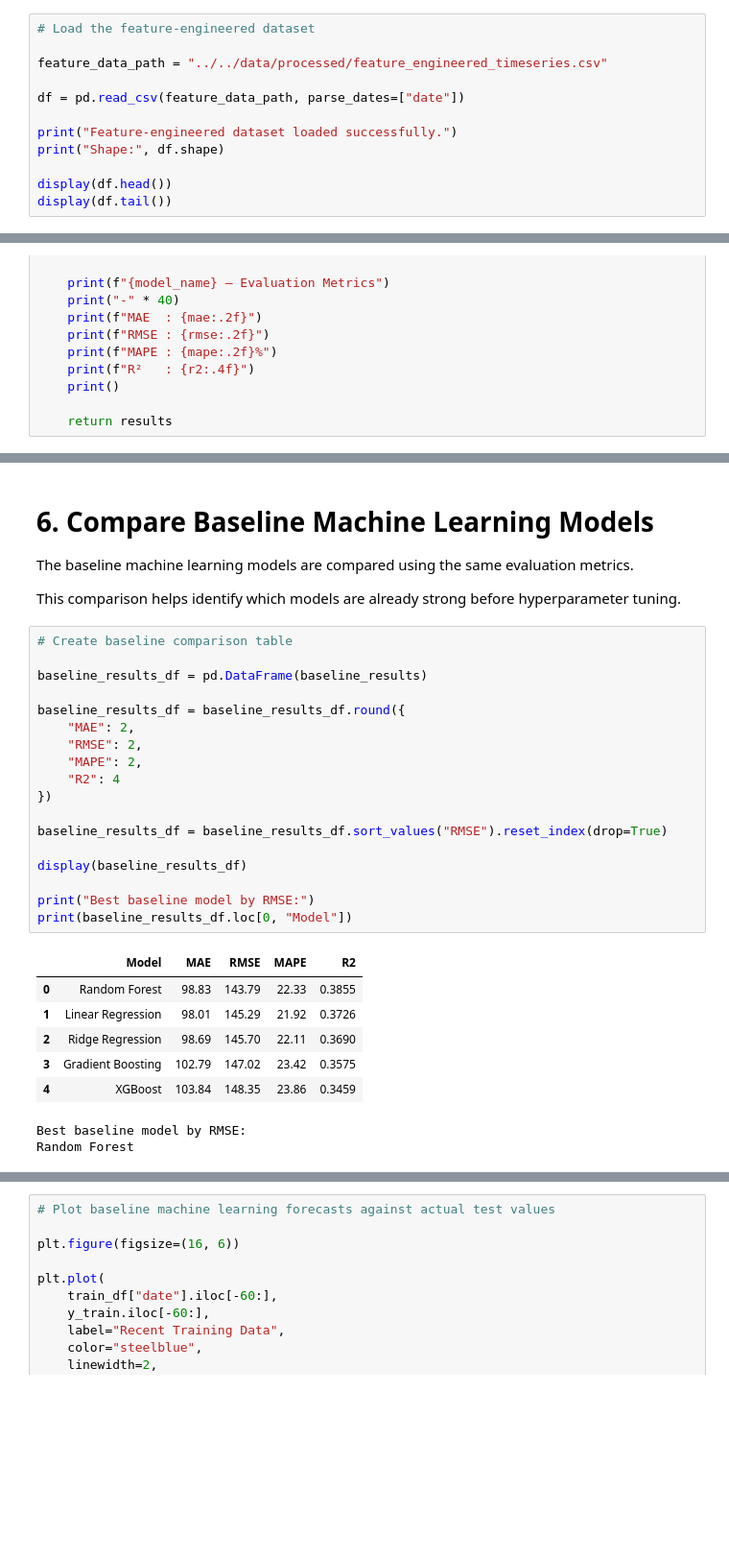
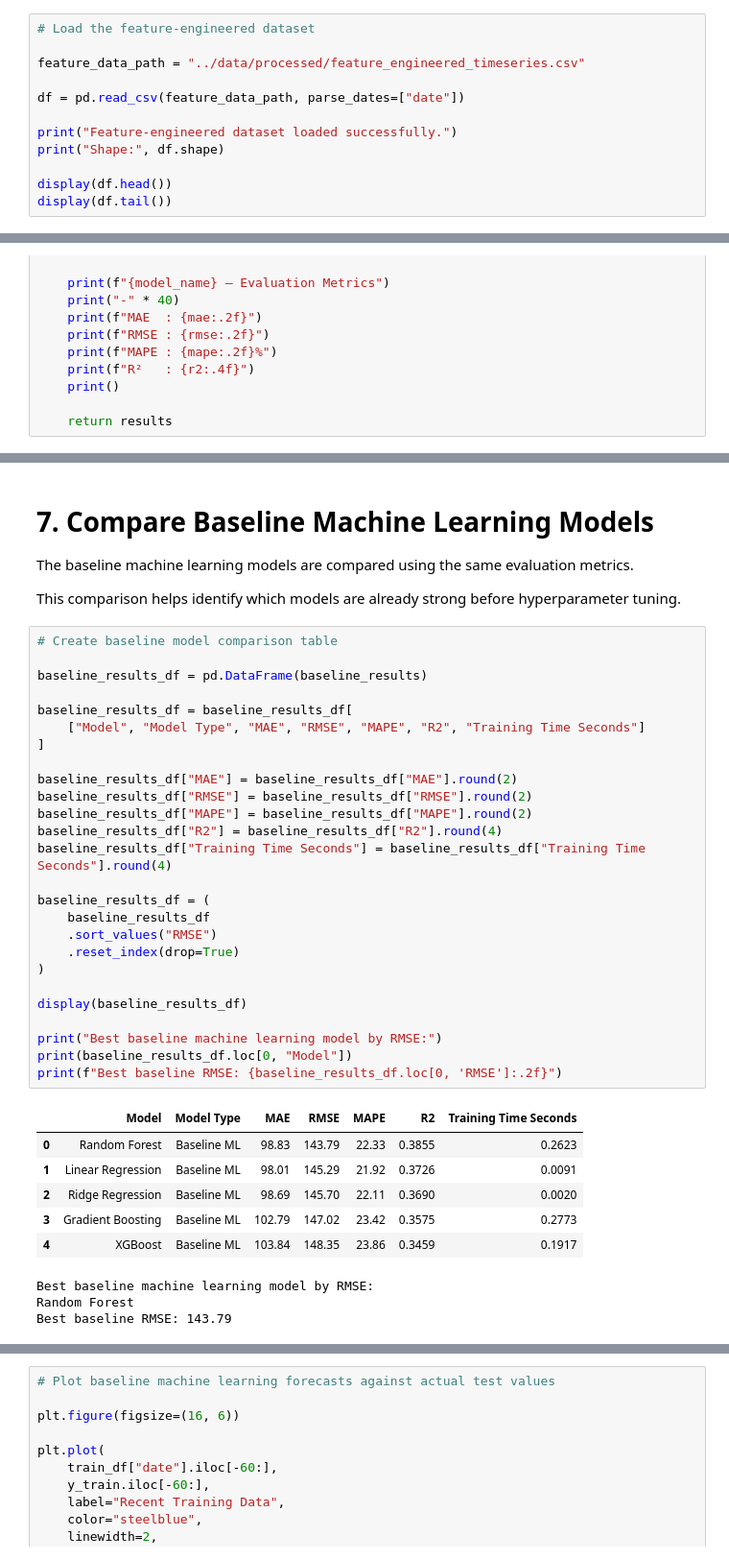
Before and after one commit to sergey-kasatov/time-series-forecasting-project, a Jupyter notebook: notebooks/04_model_training_tuning_mlflow.ipynb, the cells around one changed output, grey strips where cells are left out. Shown at 96% size. Saved outputs shown, nothing was run; the diff lists cells and outputs as text; blank space fills up the shorter version.

```diff
--- a/notebooks/04_model_training_tuning_mlflow.ipynb
+++ b/notebooks/04_model_training_tuning_mlflow.ipynb
@@ -94,7 +243,7 @@ In this notebook, this dataset is used to train regression-based machine learnin
 # %%
 # Load the feature-engineered dataset
 
-feature_data_path = "../../data/processed/feature_engineered_timeseries.csv"
+feature_data_path = "../data/processed/feature_engineered_timeseries.csv"
 
 df = pd.read_csv(feature_data_path, parse_dates=["date"])
 
@@ -346,36 +550,45 @@ Baseline model training completed.
 # %% [markdown]
-# 6. Compare Baseline Machine Learning Models
+# 7. Compare Baseline Machine Learning Models
 
 The baseline machine learning models are compared using the same evaluation metrics.
 
 This comparison helps identify which models are already strong before hyperparameter tuning.
 # %%
-# Create baseline comparison table
+# Create baseline model comparison table
 
 baseline_results_df = pd.DataFrame(baseline_results)
 
-baseline_results_df = baseline_results_df.round({
-    "MAE": 2,
-    "RMSE": 2,
-    "MAPE": 2,
-    "R2": 4
-})
+baseline_results_df = baseline_results_df[
+    ["Model", "Model Type", "MAE", "RMSE", "MAPE", "R2", "Training Time Seconds"]
+]
 
-baseline_results_df = baseline_results_df.sort_values("RMSE").reset_index(drop=True)
+baseline_results_df["MAE"] = baseline_results_df["MAE"].round(2)
+baseline_results_df["RMSE"] = baseline_results_df["RMSE"].round(2)
+baseline_results_df["MAPE"] = baseline_results_df["MAPE"].round(2)
+baseline_results_df["R2"] = baseline_results_df["R2"].round(4)
+baseline_results_df["Training Time Seconds"] = baseline_results_df["Training Time Seconds"].round(4)
+
+baseline_results_df = (
+    baseline_results_df
+    .sort_values("RMSE")
+    .reset_index(drop=True)
+)
 
 display(baseline_results_df)
 
-print("Best baseline model by RMSE:")
+print("Best baseline machine learning model by RMSE:")
 print(baseline_results_df.loc[0, "Model"])
+print(f"Best baseline RMSE: {baseline_results_df.loc[0, 'RMSE']:.2f}")
 # %% [output]
-|  | Model | MAE | RMSE | MAPE | R2 |
-| 0 | Random Forest | 98.83 | 143.79 | 22.33 | 0.3855 |
-| 1 | Linear Regression | 98.01 | 145.29 | 21.92 | 0.3726 |
-| 2 | Ridge Regression | 98.69 | 145.70 | 22.11 | 0.3690 |
-| 3 | Gradient Boosting | 102.79 | 147.02 | 23.42 | 0.3575 |
-| 4 | XGBoost | 103.84 | 148.35 | 23.86 | 0.3459 |
+|  | Model | Model Type | MAE | RMSE | MAPE | R2 | Training Time Seconds |
+| 0 | Random Forest | Baseline ML | 98.83 | 143.79 | 22.33 | 0.3855 | 0.2623 |
+| 1 | Linear Regression | Baseline ML | 98.01 | 145.29 | 21.92 | 0.3726 | 0.0091 |
+| 2 | Ridge Regression | Baseline ML | 98.69 | 145.70 | 22.11 | 0.3690 | 0.0020 |
+| 3 | Gradient Boosting | Baseline ML | 102.79 | 147.02 | 23.42 | 0.3575 | 0.2773 |
+| 4 | XGBoost | Baseline ML | 103.84 | 148.35 | 23.86 | 0.3459 | 0.1917 |
-Best baseline model by RMSE:
+Best baseline machine learning model by RMSE:
 Random Forest
+Best baseline RMSE: 143.79
 # %% [markdown]
 The baseline machine learning results show that Random Forest achieved the lowest RMSE among the initial regression models.
 
```
Also changed, not shown: parts of 72 cells of this notebook, 5 other files.
